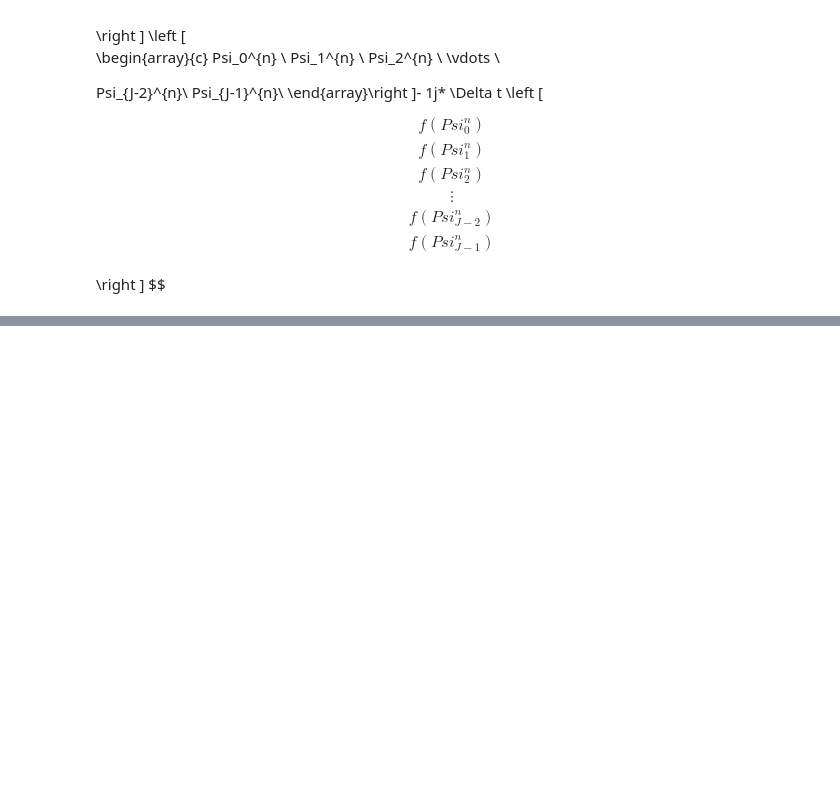
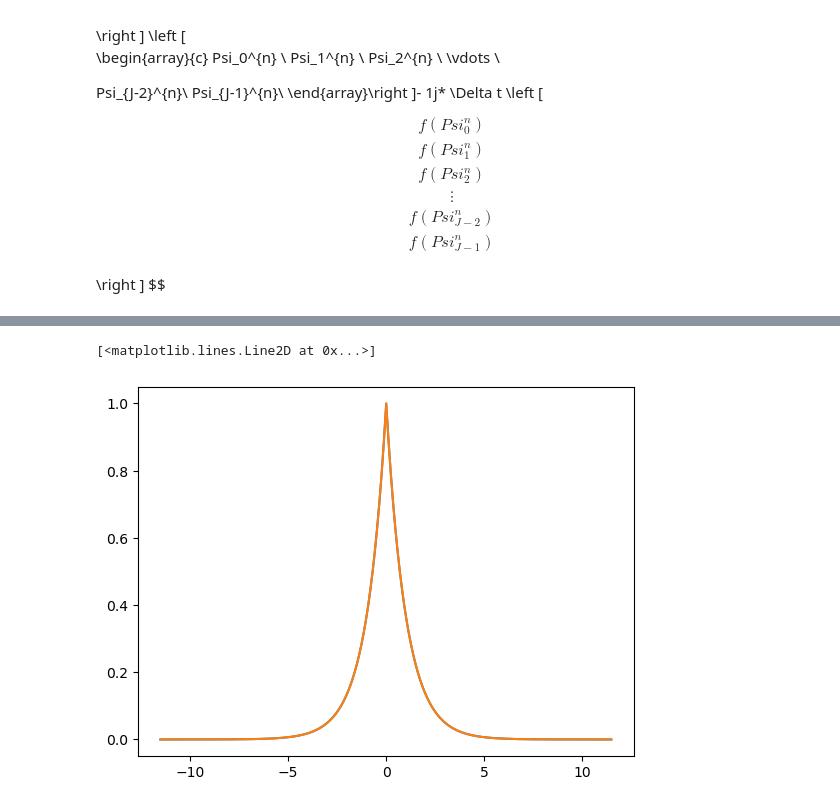
Before and after one commit to Volalex2000/HHG, a Jupyter notebook: Numerical resoluton of TDSE.ipynb, the cells around one changed output, grey strips where cells are left out. Drawn from its saved outputs; the diff is of its cells as text; code cells hidden in the pictures; blank space fills up the shorter version.

```diff
--- a/Numerical resoluton of TDSE.ipynb
+++ b/Numerical resoluton of TDSE.ipynb
@@ -253,0 +274,7 @@ plt.show()
+# %%
+plt.figure()
+plt.plot(X,psi_init)
+plt.plot(X,np.abs(crank.get_final_psi()))
+# %% [output]
+[<matplotlib.lines.Line2D at 0x...>]
+[figure, added]
```
Also changed, not shown: parts of 4 cells of this notebook.
